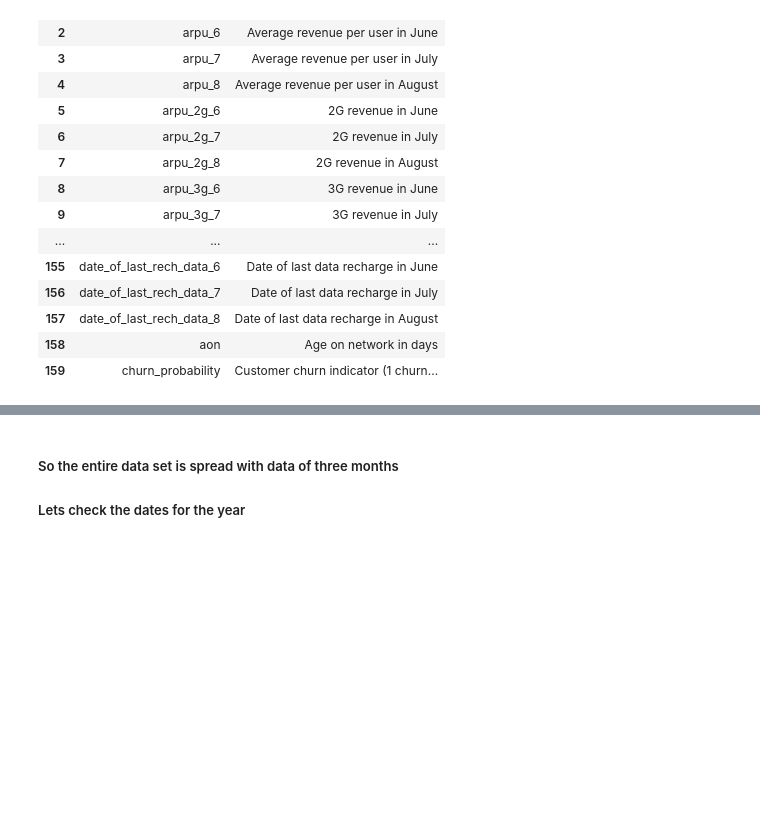
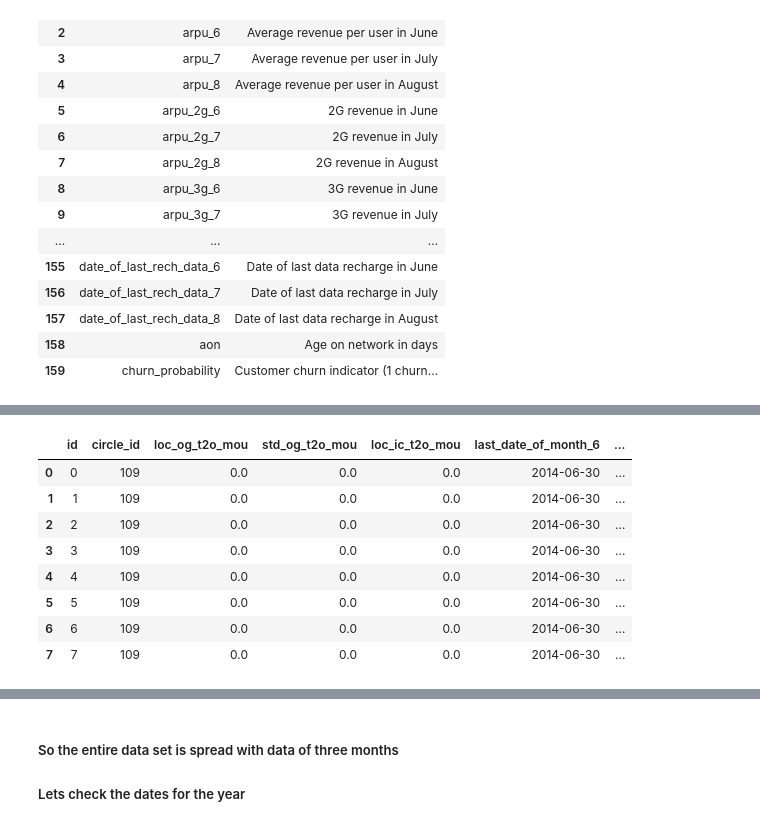
Before and after one commit to AnirudhaKundu/TelecomChurn_AnirudhaTemp, a Jupyter notebook: TelecomChurn.ipynb, the cells around one changed output, grey strips where cells are left out. Cells and saved outputs as stored; diff of their text form; code cells hidden in the pictures; blank space fills up the shorter version.

```diff
--- a/TelecomChurn.ipynb
+++ b/TelecomChurn.ipynb
@@ -90,0 +177,14 @@ pd.reset_option('display.max_rows')
+# %%
+pd.set_option('display.max_columns', None)
+# %%
+train_telecom.head(8)
+# %% [output]
+|  | id | circle_id | loc_og_t2o_mou | std_og_t2o_mou | loc_ic_t2o_mou | last_date_of_month_6 | ... |
+| 0 | 0 | 109 | 0.0 | 0.0 | 0.0 | 2014-06-30 | ... |
+| 1 | 1 | 109 | 0.0 | 0.0 | 0.0 | 2014-06-30 | ... |
+| 2 | 2 | 109 | 0.0 | 0.0 | 0.0 | 2014-06-30 | ... |
+| 3 | 3 | 109 | 0.0 | 0.0 | 0.0 | 2014-06-30 | ... |
+| 4 | 4 | 109 | 0.0 | 0.0 | 0.0 | 2014-06-30 | ... |
+| 5 | 5 | 109 | 0.0 | 0.0 | 0.0 | 2014-06-30 | ... |
+| 6 | 6 | 109 | 0.0 | 0.0 | 0.0 | 2014-06-30 | ... |
+| 7 | 7 | 109 | 0.0 | 0.0 | 0.0 | 2014-06-30 | ... |
```
Also changed, not shown: parts of 43 cells of this notebook.
